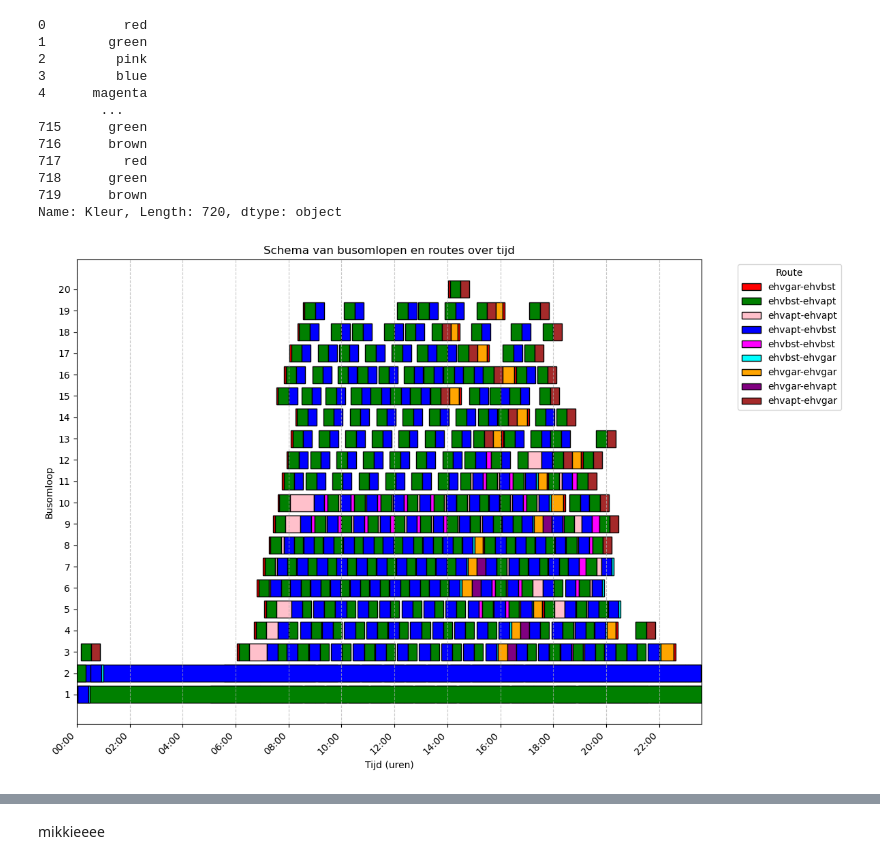
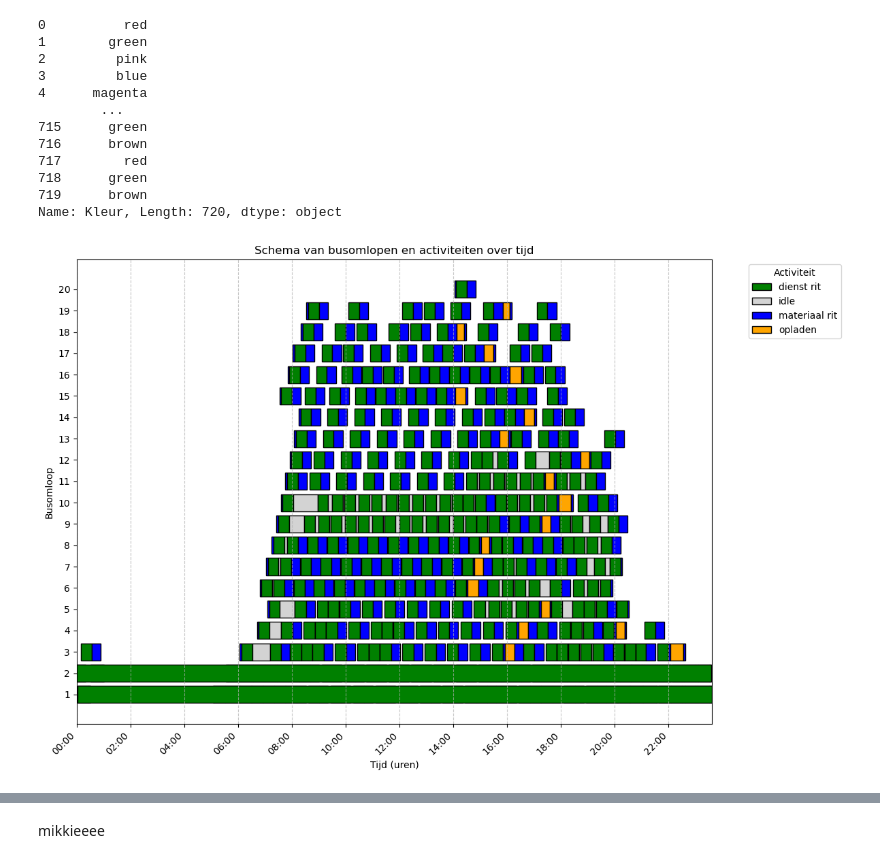
Before and after one commit to Youp44/Project5_Team1, a Jupyter notebook: Project_5.ipynb, the cells around one changed output, grey strips where cells are left out. Cells and saved outputs as stored; diff of their text form; code cells hidden in the pictures.

```diff
--- a/Project_5.ipynb
+++ b/Project_5.ipynb
@@ -250,60 +342,75 @@ import matplotlib.pyplot as plt
 import pandas as pd
 import matplotlib.dates as mdates
 
+# Definieer een kleur voor elke activiteit
+activity_colors = {
+    'materiaal rit': 'blue',
+    'dienst rit': 'green',
+    'idle': 'lightgray',
+    'opladen': 'orange'
+}
+
 def plot_bus_schedule(df):
     fig, ax = plt.subplots(figsize=(12, 8))
 
-    # Houd bij welke routes al een label hebben om dubbele labels in de legenda te vermijden
-    route_labels = {}
+    # Houd bij welke activiteiten al een label hebben om dubbele labels in de legenda te vermijden
+    activity_labels = {}
 
     # Itereer over de busomlopen
     for bus in df['omloop nummer'].unique():
-        bus_df = df[df['omloop nummer'] == bus]
+        bus_df = df[df['omloop nummer'] == bus].sort_values(by='starttijd')  # Sorteer op starttijd
+
         for _, row in bus_df.iterrows():
-            # Bereken de reistijd van de bus op de route
-            reistijd = row['eindtijd'] - row['starttijd']
+            # Bereken de duur van de activiteit
+            activiteit_duur = row['eindtijd'] - row['starttijd']
 
-            # Voeg een balk toe voor de reistijd van de bus op de route
-            if row['Route'] not in route_labels:
-                ax.barh(bus, reistijd, left=row['starttijd'], color=row['Kleur'], edgecolor='black', label=row['Route'])
-                route_labels[row['Route']] = True
+            # Haal de kleur op voor de activiteit
+            activity = row['activiteit']
+            color = activity_colors.get(activity, 'black')  # Gebruik 'black' als de activiteit onbekend is
+
+            # Voeg een balk toe voor de duur van de activiteit
+            if activity not in activity_labels:
+                ax.barh(bus, activiteit_duur, left=row['starttijd'], color=color, edgecolor='black', label=activity)
+                activity_labels[activity] = True
             else:
-                ax.barh(bus, reistijd, left=row['starttijd'], color=row['Kleur'], edgecolor='black')
+                ax.barh(bus, activiteit_duur, left=row['starttijd'], color=color, edgecolor='black')
 
     # Labels en opmaak
     ax.set_xlabel('Tijd (uren)')
     ax.set_ylabel('Busomloop')
-    ax.set_title('Schema van busomlopen en routes over tijd')
+    ax.set_title('Schema van busomlopen en activiteiten over tijd')
     ax.set_yticks(df['omloop nummer'].unique())
     ax.set_yticklabels(df['omloop nummer'].unique())
 
     # Stel de limieten van de x-as in op basis van de vroegste starttijd en laatste eindtijd
     start_lim = df['starttijd'].min()
     end_lim = df['eindtijd'].max()
     ax.set_xlim([start_lim, end_lim])
 
     # Gebruik een formatter om tijd in uren en minuten weer te geven
     ax.xaxis.set_major_formatter(mdates.DateFormatter('%H:%M'))
 
     # Stel de ticks op de x-as in om om de twee uur te weergeven
     ticks = pd.date_range(start=start_lim, end=end_lim, freq='2H')
     ax.set_xticks(ticks)
 
     # Voeg labels toe aan de ticks
     ax.set_xticklabels([tick.strftime('%H:%M') for tick in ticks], rotation=45, ha='right')
 
-    # Voeg een legenda toe met de routes
-    ax.legend(title="Route", bbox_to_anchor=(1.05, 1), loc='upper left')  # Plaats de legenda buiten de grafiek
+    # Voeg een legenda toe met de activiteiten
+    ax.legend(title="Activiteit", bbox_to_anchor=(1.05, 1), loc='upper left')  # Plaats de legenda buiten de grafiek
 
     plt.grid(axis='x', linestyle='--', alpha=0.7)  # Voeg een grid toe voor betere leesbaarheid
     plt.tight_layout()  # Zorg dat alles netjes in beeld past
     plt.show()
 
 
+
+# Converteer de tijden naar datetime
 df_planning['starttijd'] = pd.to_datetime(df_planning['starttijd'], format='%H:%M')
 df_planning['eindtijd'] = pd.to_datetime(df_planning['eindtijd'], format='%H:%M')
 
 # Plot het resultaat
 plot_bus_schedule(df_planning)
 # %% [output]
-[figure, old version]
+[figure, new version]
```
Also changed, not shown: parts of 10 cells of this notebook, 1 other file.
